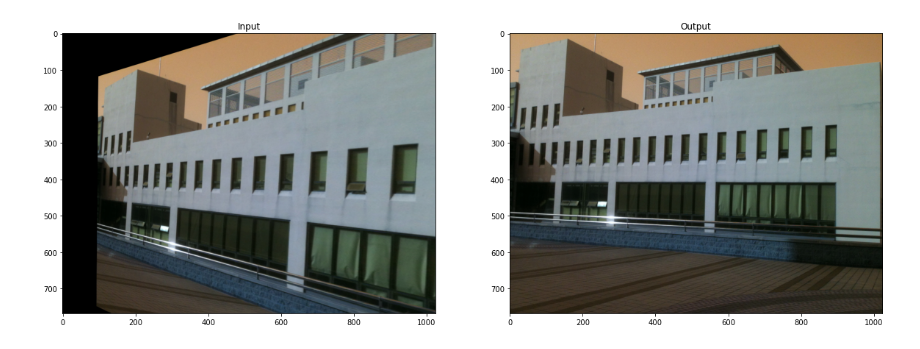
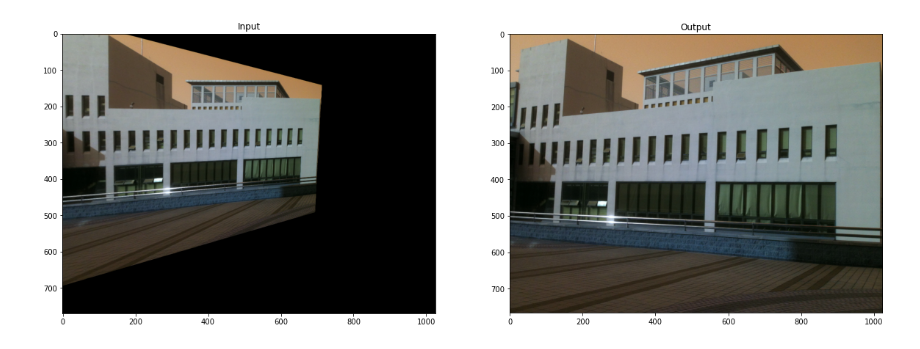
Before and after one commit to qkrtjsgh1997/computervision20212, a Jupyter notebook: Homework4.ipynb, the cells around one changed output. Saved outputs shown, nothing was run; the diff lists cells and outputs as text; code cells hidden in the pictures.

```diff
--- a/Homework4.ipynb
+++ b/Homework4.ipynb
@@ -16,11 +16,14 @@ def pltImage(img):
 # %%
 img = cv2.imread('dsu7.jpg')
 rows,cols,ch = img.shape
 pts1 = np.float32([[250,270],[570,250],[570,500],[240,462]])
 pts2 = np.float32([[250,250],[500,250],[500,400],[250,400]])
+M = cv2.getPerspectiveTransform(pts1,pts2)
+dst = cv2.warpPerspective(img,M,(1025,770))
+
 
 plt.subplot(121),plt.imshow(dst),plt.title('Input')
 plt.subplot(122),plt.imshow(img),plt.title('Output')
 plt.show()
 # %% [output]
-[figure, old version]
+[figure, new version]
```
